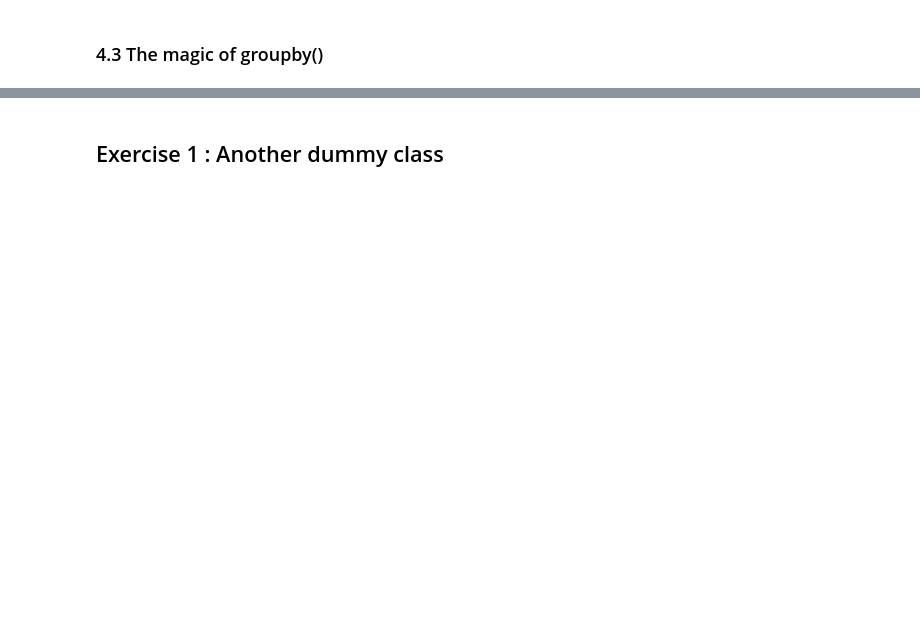
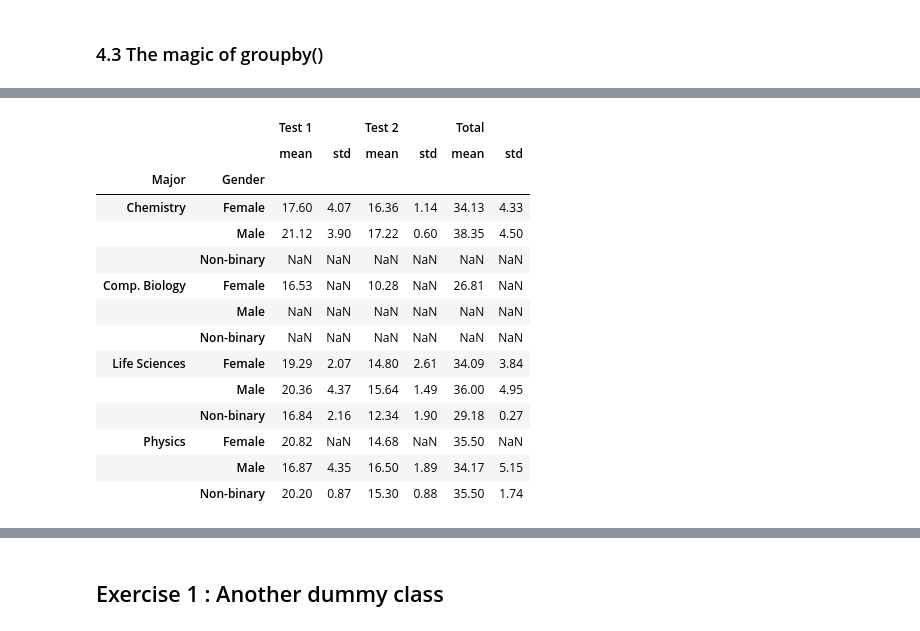
Before and after one commit to SPS-SP2273/learning-portfolio-enxinnn, a Jupyter notebook: pandas/pandas_(need).ipynb, the cells around one changed output, grey strips where cells are left out. Cells and saved outputs as stored; diff of their text form; code cells hidden in the pictures; blank space fills up the shorter version.

```diff
--- a/pandas/pandas_(need).ipynb
+++ b/pandas/pandas_(need).ipynb
@@ -153,0 +539,18 @@ Index(['Unnamed: 0', 'Name', 'Student No', 'Major', 'Gender', 'Test 2 (20%)',
+# %%
+df_class.groupby(by=['Major', 'Gender']).agg([np.mean, np.std]).round(2)
+# %% [output]
+|  |  | Test 1 |  | Test 2 |  | Total |  |
+|  |  | mean | std | mean | std | mean | std |
+| Major | Gender |  |  |  |  |  |  |
+| Chemistry | Female | 17.60 | 4.07 | 16.36 | 1.14 | 34.13 | 4.33 |
+|  | Male | 21.12 | 3.90 | 17.22 | 0.60 | 38.35 | 4.50 |
+|  | Non-binary | NaN | NaN | NaN | NaN | NaN | NaN |
+| Comp. Biology | Female | 16.53 | NaN | 10.28 | NaN | 26.81 | NaN |
+|  | Male | NaN | NaN | NaN | NaN | NaN | NaN |
+|  | Non-binary | NaN | NaN | NaN | NaN | NaN | NaN |
+| Life Sciences | Female | 19.29 | 2.07 | 14.80 | 2.61 | 34.09 | 3.84 |
+|  | Male | 20.36 | 4.37 | 15.64 | 1.49 | 36.00 | 4.95 |
+|  | Non-binary | 16.84 | 2.16 | 12.34 | 1.90 | 29.18 | 0.27 |
+| Physics | Female | 20.82 | NaN | 14.68 | NaN | 35.50 | NaN |
+|  | Male | 16.87 | 4.35 | 16.50 | 1.89 | 34.17 | 5.15 |
+|  | Non-binary | 20.20 | 0.87 | 15.30 | 0.88 | 35.50 | 1.74 |
```
Also changed, not shown: parts of 52 cells of this notebook, 2 other files.
